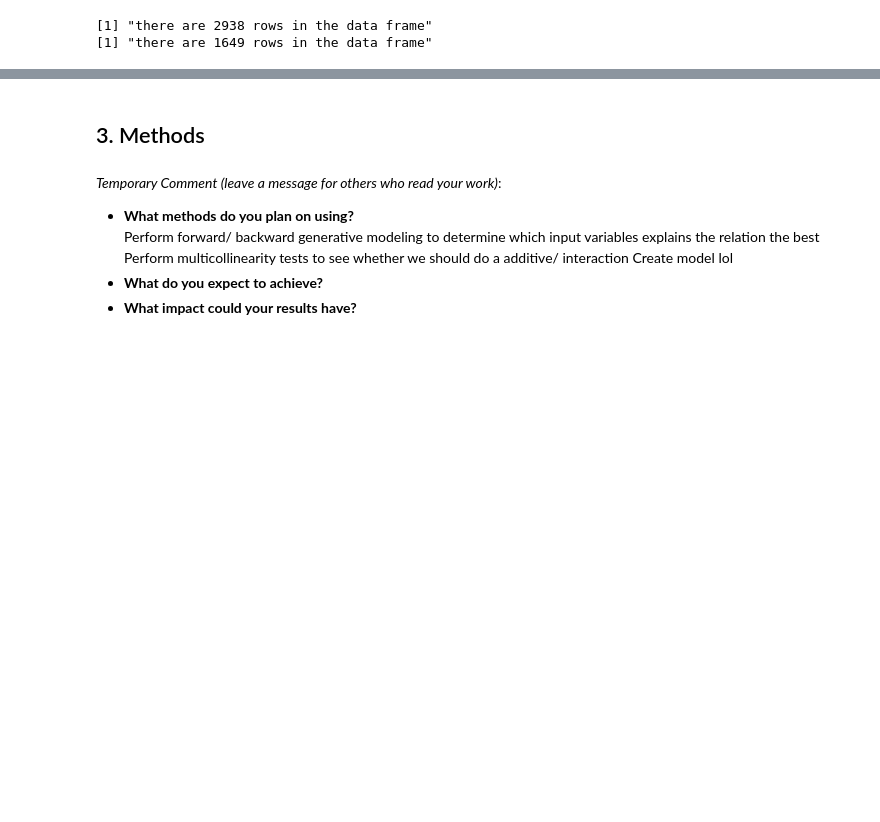
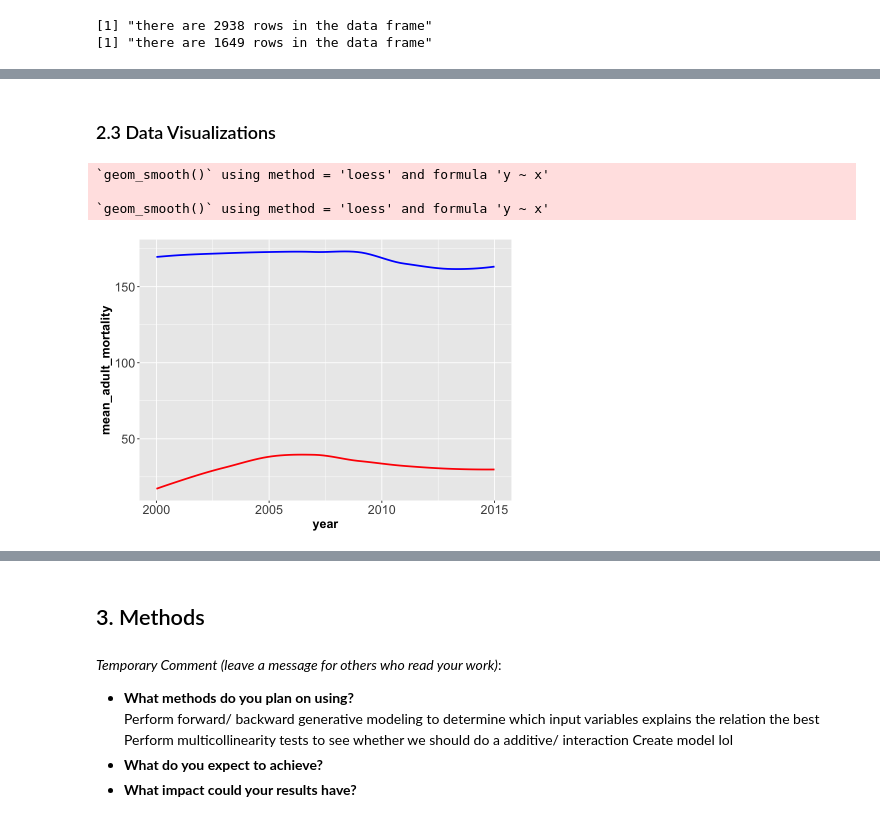
Before and after one commit to fionawang-yf/STAT301-LifeExpectancy, a Jupyter notebook: STAT301-Group1-Proposal.ipynb, the cells around one changed output, grey strips where cells are left out. Saved outputs shown, nothing was run; the diff lists cells and outputs as text; code cells hidden in the pictures; blank space fills up the shorter version.

```diff
--- a/STAT301-Group1-Proposal.ipynb
+++ b/STAT301-Group1-Proposal.ipynb
@@ -118,0 +184,20 @@ A matrix: 20 × 20 of type dbl
+# %% [markdown]
+### 2.3 Data Visualizations
+# %%
+options(repr.plot.width=7, repr.plot.height=5)
+le %>%
+    group_by(year) %>%
+    summarize(mean_adult_mortality=mean(adult_mortality),
+             mean_infant_deaths=mean(infant_deaths)) %>%
+    ggplot() +
+        geom_smooth(aes(year, mean_adult_mortality), color='blue', se=FALSE)+
+        geom_smooth(aes(year, mean_infant_deaths), color='red', se=FALSE) +
+        theme(axis.text=element_text(size=15),
+              axis.title=element_text(size=15, face="bold"))
+# TODO: change axis title to be more readable
+# TODO: explain the graph
+# %% [output]
+`geom_smooth()` using method = 'loess' and formula 'y ~ x'
+
+`geom_smooth()` using method = 'loess' and formula 'y ~ x'
+[figure, added]
```
Also changed, not shown: parts of 32 cells of this notebook.
